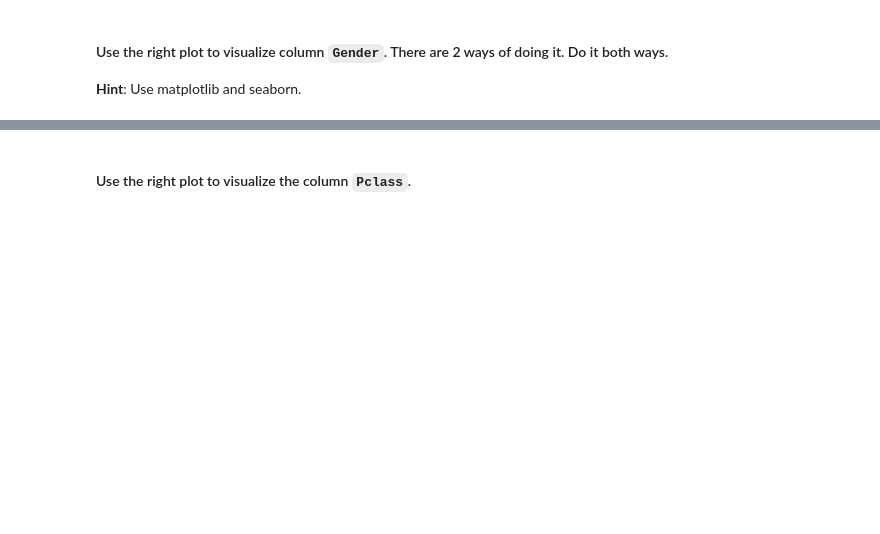
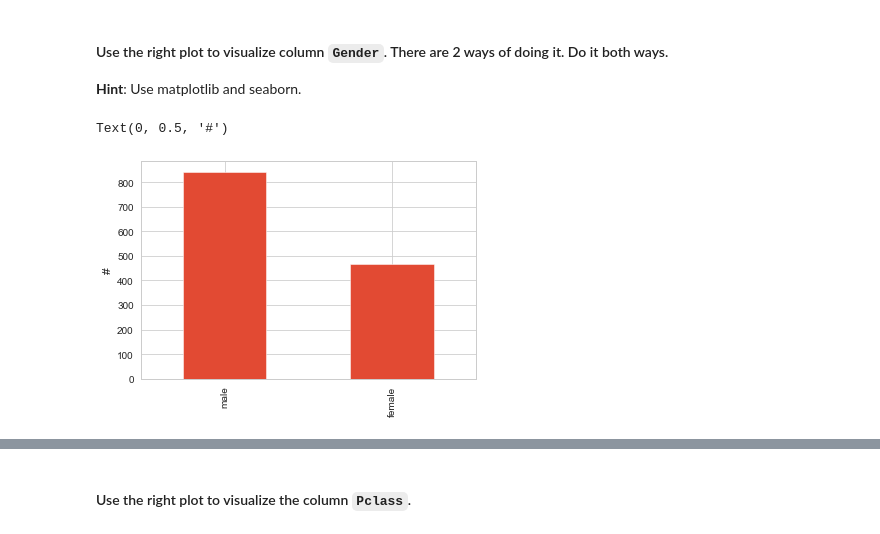
Before and after one commit to peiriant/lab-matplotlib-seaborn, a Jupyter notebook: your-code/main.ipynb, the cells around one changed output, grey strips where cells are left out. Drawn from its saved outputs; the diff is of its cells as text; code cells hidden in the pictures; blank space fills up the shorter version.

```diff
--- a/your-code/main.ipynb
+++ b/your-code/main.ipynb
@@ -234,2 +288,9 @@ your comments here
+# %%
+# Method 1 - matplotlib
+titanic['Gender'].value_counts().plot(kind = 'bar')
+plt.ylabel('#')
+# %% [output]
+Text(0, 0.5, '#')
+[figure, added]
 # %%
 # Method 2 - seaborn
```
Also changed, not shown: parts of 45 cells of this notebook, 1 other file.
